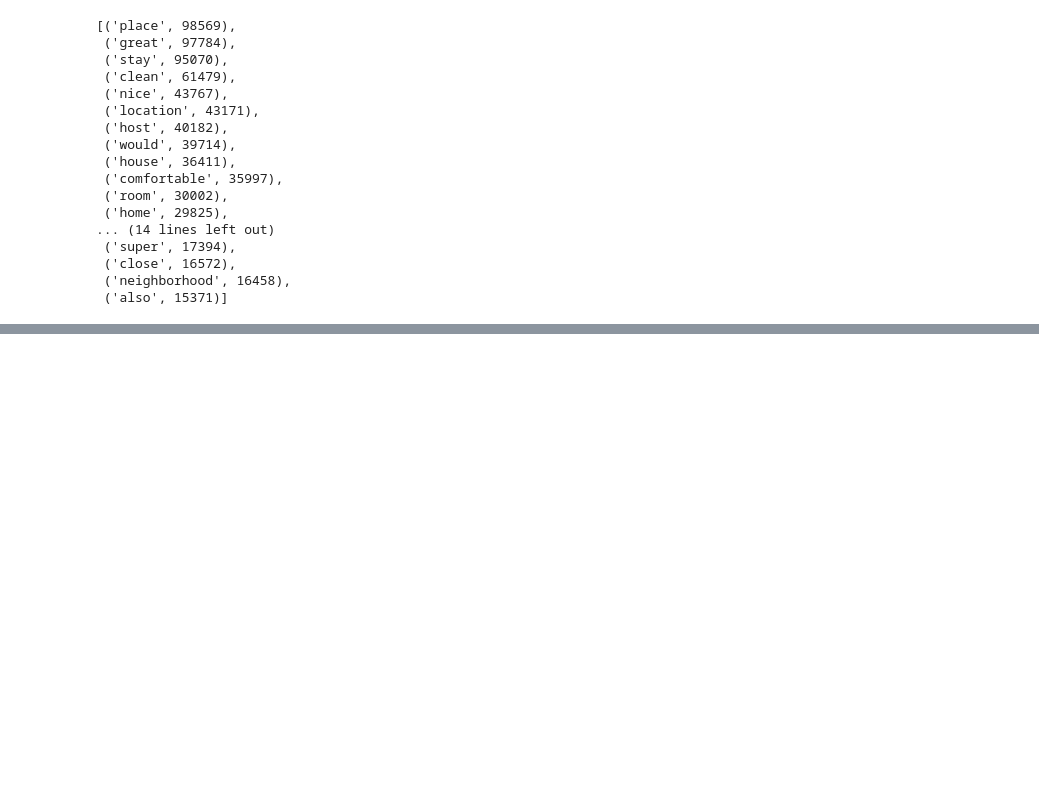
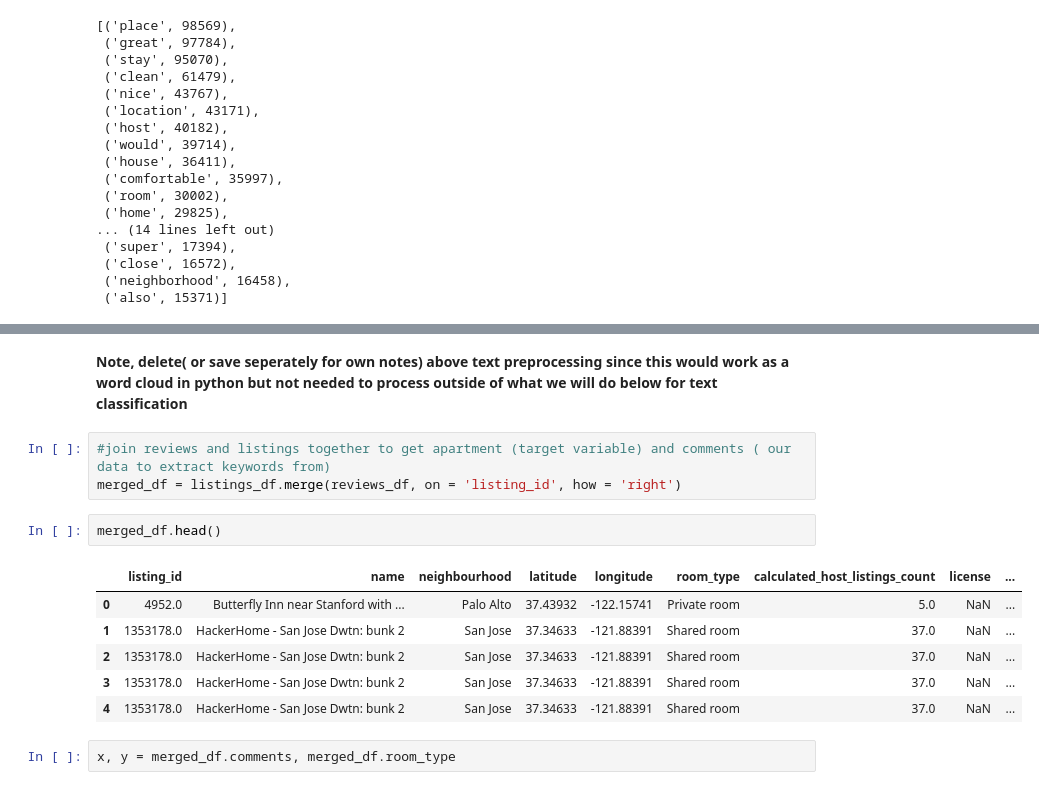
Before and after one commit to tianiachan/IdentifyingAirBnBsinSantaClara, a Jupyter notebook: Data670_Identifying_AirBnBs.ipynb, the cells around one changed output, grey strips where cells are left out. Cells and saved outputs as stored; diff of their text form; blank space fills up the shorter version.

```diff
--- a/Data670_Identifying_AirBnBs.ipynb
+++ b/Data670_Identifying_AirBnBs.ipynb
@@ -455,0 +412,16 @@ Length: 11038, dtype: int64
+# %% [markdown]
+**Note, delete( or save seperately for own notes) above text preprocessing  since this would work as a word cloud in python but not needed to process outside of what we will do below for text classification**
+# %%
+#join reviews and listings together to get apartment (target variable) and comments ( our data to extract keywords from)
+merged_df = listings_df.merge(reviews_df, on = 'listing_id', how = 'right')
+# %%
+merged_df.head()
+# %% [output]
+|  | listing_id | name | neighbourhood | latitude | longitude | room_type | calculated_host_listings_count | license | ... |
+| 0 | 4952.0 | Butterfly Inn near Stanford with ... | Palo Alto | 37.43932 | -122.15741 | Private room | 5.0 | NaN | ... |
+| 1 | 1353178.0 | HackerHome - San Jose Dwtn: bunk 2 | San Jose | 37.34633 | -121.88391 | Shared room | 37.0 | NaN | ... |
+| 2 | 1353178.0 | HackerHome - San Jose Dwtn: bunk 2 | San Jose | 37.34633 | -121.88391 | Shared room | 37.0 | NaN | ... |
+| 3 | 1353178.0 | HackerHome - San Jose Dwtn: bunk 2 | San Jose | 37.34633 | -121.88391 | Shared room | 37.0 | NaN | ... |
+| 4 | 1353178.0 | HackerHome - San Jose Dwtn: bunk 2 | San Jose | 37.34633 | -121.88391 | Shared room | 37.0 | NaN | ... |
+# %%
+x, y = merged_df.comments, merged_df.room_type
```
Also changed, not shown: parts of 17 cells of this notebook.
